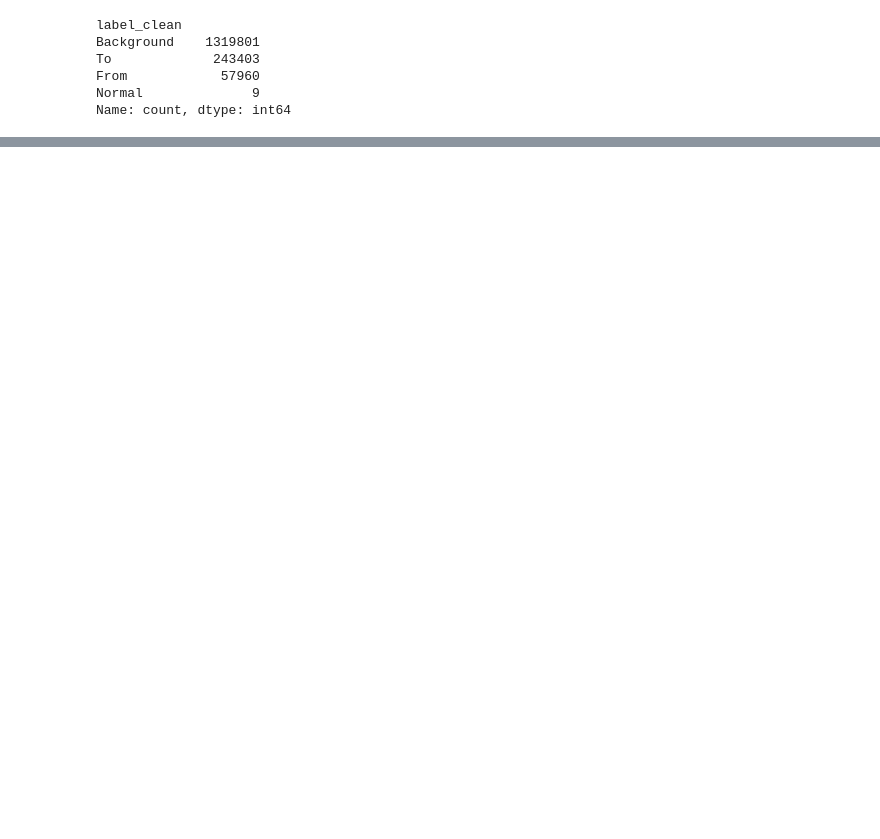
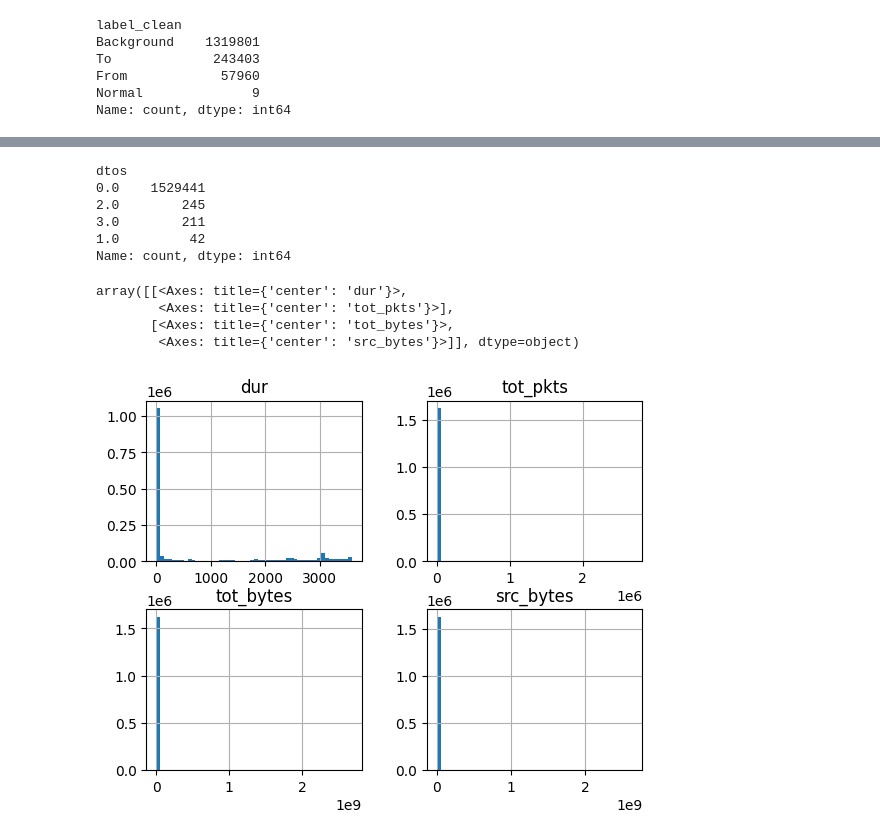
Before and after one commit to st-issac/botnet-detection, a Jupyter notebook: notebooks/exploration.ipynb, the cells around one changed output, grey strips where cells are left out. Drawn from its saved outputs; the diff is of its cells as text; code cells hidden in the pictures; blank space fills up the shorter version.

Commit message:
Explored labels and features in one .parquet file

```diff
--- a/notebooks/exploration.ipynb
+++ b/notebooks/exploration.ipynb
@@ -52,0 +63,3 @@ Name: count, dtype: int64
+# %%
+df['is_botnet'] = df['label'].str.contains('Botnet').astype(int)
+df['is_botnet'].value_counts()
@@ -52,0 +188,17 @@ Name: count, dtype: int64
+# %%
+df['dtos'].value_counts()
+# %% [output]
+dtos
+0.0    1529441
+2.0        245
+3.0        211
+1.0         42
+Name: count, dtype: int64
+# %%
+df[['dur', 'tot_pkts', 'tot_bytes', 'src_bytes']].hist(bins=50)
+# %% [output]
+array([[<Axes: title={'center': 'dur'}>,
+        <Axes: title={'center': 'tot_pkts'}>],
+       [<Axes: title={'center': 'tot_bytes'}>,
+        <Axes: title={'center': 'src_bytes'}>]], dtype=object)
+[figure, added]
```
Also changed, not shown: parts of 26 cells of this notebook, 1 other file.
